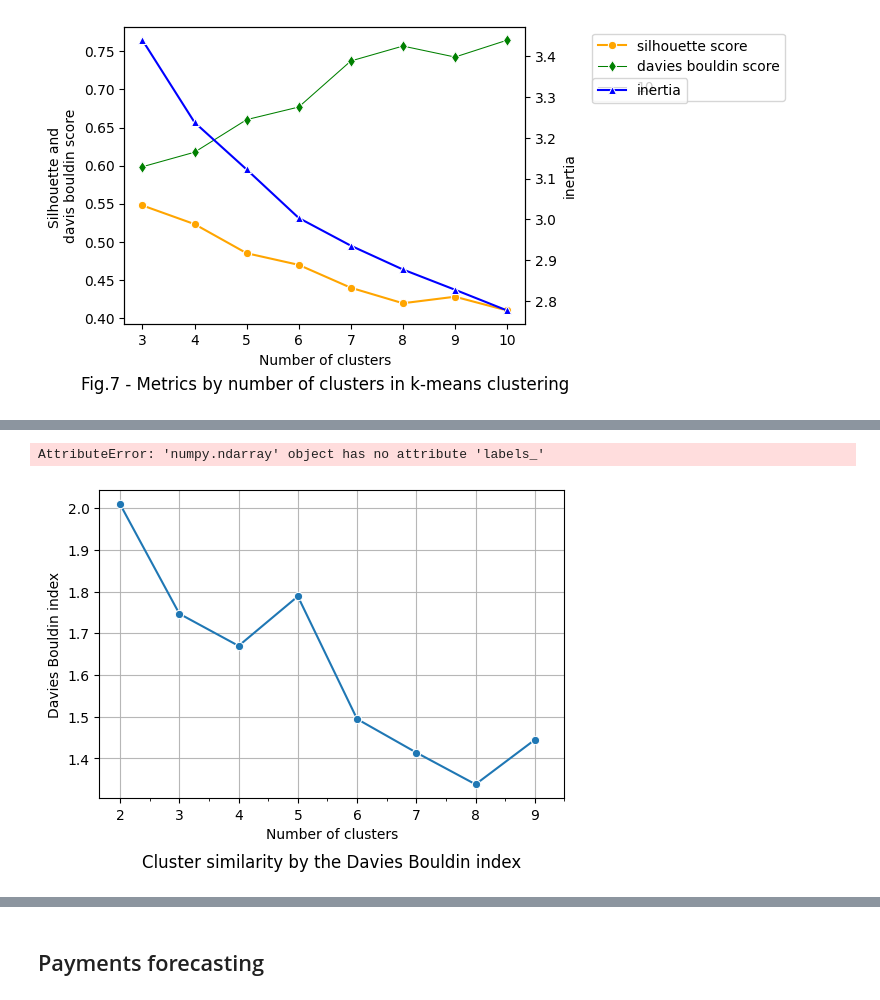
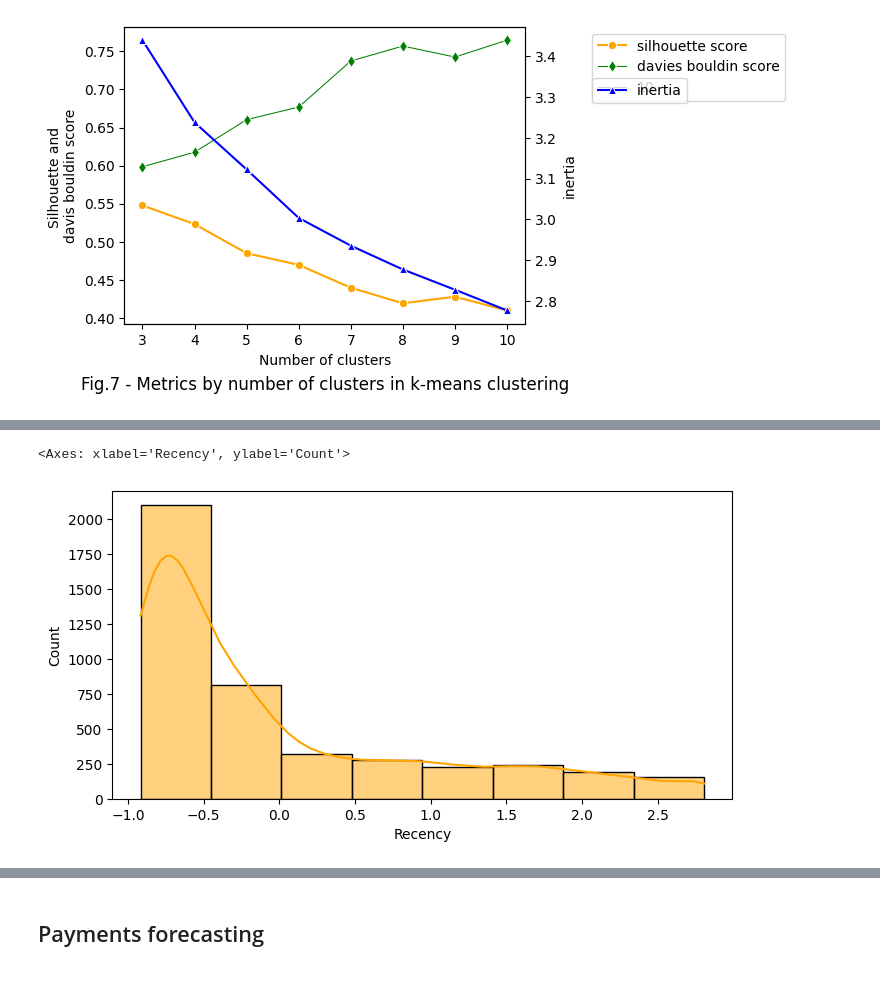
Before and after one commit to Alex1iv/web_shop_customers_segmentation, a Jupyter notebook: notebooks/webshop_segmentation.ipynb, the cells around one changed output, grey strips where cells are left out. Drawn from its saved outputs; the diff is of its cells as text; code cells hidden in the pictures.

```diff
--- a/notebooks/webshop_segmentation.ipynb
+++ b/notebooks/webshop_segmentation.ipynb
@@ -920,44 +705,9 @@ X_scaled
-# %%
-get_db_score(3, X_scaled)
-# %% [output]
-AttributeError: 'numpy.ndarray' object has no attribute 'labels_'
-# %%
-def get_db_score(cluster_num:int, X:pd.DataFrame)->pd.DataFrame:
-    """Calculate the extent of cluster uniqueness by the davies_bouldin_score
-
-    Args:
-        cluster_num (int): number of clusters for estimation
-        X (pd.DataFrame): feature matrix
-
-    Returns:
-        float: davies_bouldin_score
-    """
-    agc =  AgglomerativeClustering(n_clusters=cluster_num, metric='euclidean')
-    agc.fit_predict(X)
-    return davies_bouldin_score(X, agc.labels_)
-
-# empty dict to store Davies Bouldin indexes and numbers of clusters
-db_res = {"db_score": [], "cluster": []}
-
-
-for cluster_num in range(2, 10):
-    db_res["db_score"].append(get_db_score(cluster_num, X_scaled))
-    db_res["cluster"].append(cluster_num)
-
-
-db_df = pd.DataFrame(db_res)
-
-fig, ax = plt.subplots(figsize = (6, 4))
-
-sns.lineplot(data=db_df, x="cluster", y="db_score", marker= "o",ax=ax)
-
-minor_ticks = np.arange(2, 10, 0.5)
-major_ticks = np.arange(2, 10, 1)
-ax.set_xticks(minor_ticks, minor=True)
-ax.grid(which='major', alpha=0.9)
-ax.set_ylabel('Davies Bouldin index')
-ax.set_xlabel('Number of clusters')
-ax.set_title('Agglomerative clusters similarity by the Davies Bouldin index', y=-0.25);
-#ax.grid(which='minor', alpha=0.2);
-# %% [output]
-[figure, removed]
+# %%
+fig, ax = plt.subplots(figsize = (8, 4))
+#sns.kdeplot(data=RFM['Recency'])
+# ax2 = ax.twinx()
+sns.histplot(RFM_scaled['Recency'], color='orange', kde=True,bins=8)#,ax=ax2
+#plt.yscale('log')
+# %% [output]
+<Axes: xlabel='Recency', ylabel='Count'>
+[figure, added]
```
Also changed, not shown: parts of 47 cells of this notebook, 1 other file.
